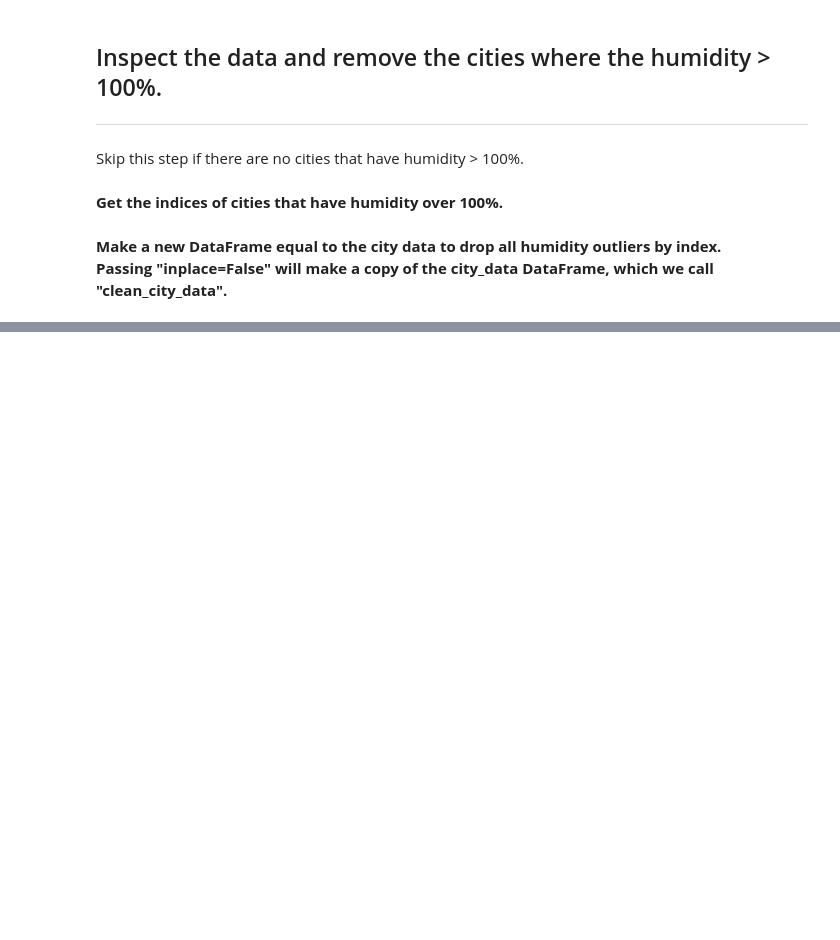
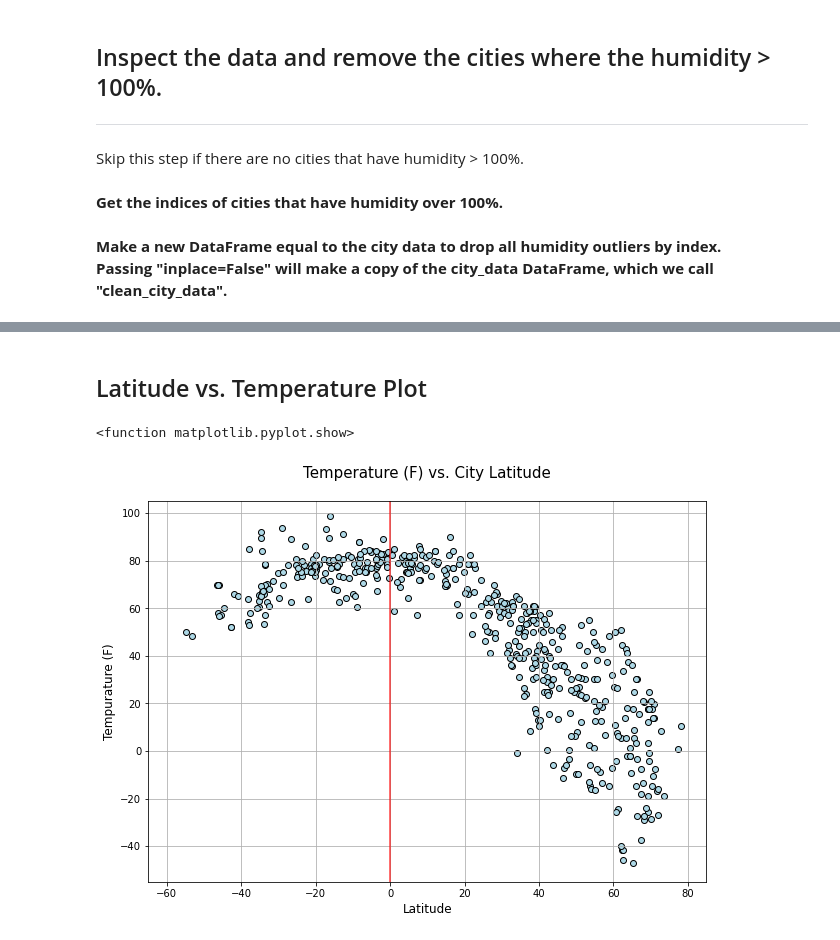
Before and after one commit to GrimmettDS/python-api-challenge, a Jupyter notebook: WeatherPy/WeatherTestData.ipynb, the cells around one changed output, grey strips where cells are left out. Drawn from its saved outputs; the diff is of its cells as text; code cells hidden in the pictures; blank space fills up the shorter version.

```diff
--- a/WeatherPy/WeatherTestData.ipynb
+++ b/WeatherPy/WeatherTestData.ipynb
@@ -201,0 +287,3 @@ Passing "inplace=False" will make a copy of the city_data DataFrame, which we ca
+# %%
+clean_city_df = weather_city[weather_city['Humidity'] > 31.25]
+clean_city_df
@@ -201,0 +308,19 @@ Passing "inplace=False" will make a copy of the city_data DataFrame, which we ca
+# %% [markdown]
+## Latitude vs. Temperature Plot
+# %%
+plt.figure(figsize=(10,7))
+x_values = clean_city_df['Latitude']
+y_values = clean_city_df['Max Temp']
+plt.scatter(x_values, y_values, color = 'lightblue', edgecolors = 'black')
+plt.title('Temperature (F) vs. City Latitude\n', fontsize = 15)
+plt.xlabel('Latitude', fontsize = 12)
+plt.ylabel('Tempurature (F)', fontsize = 12)
+plt.xlim(-65,85)
+plt.ylim(-55,105)
+plt.vlines(0,-55,160, alpha=0.75, color='red')
+plt.grid()
+
+plt.show
+# %% [output]
+<function matplotlib.pyplot.show>
+[figure, added]
```
Also changed, not shown: parts of 18 cells of this notebook.
